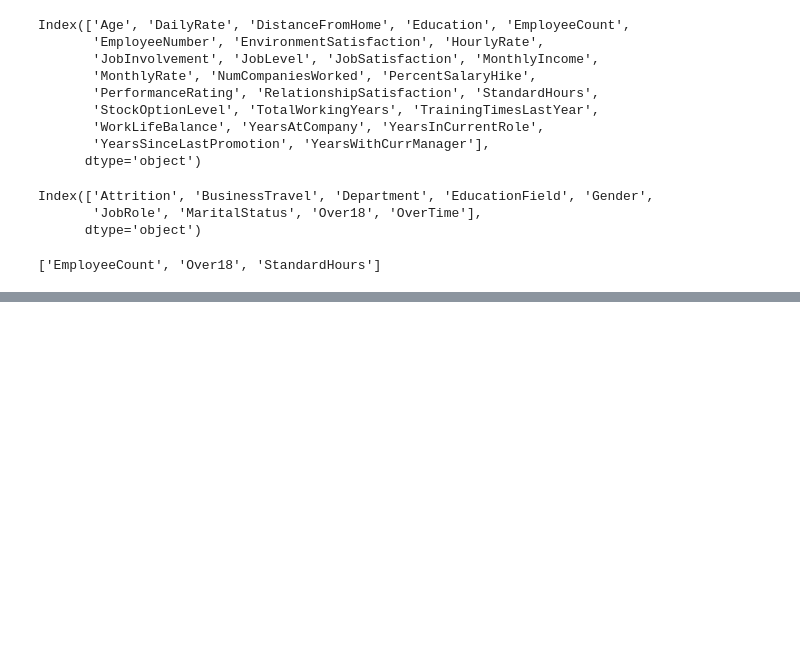
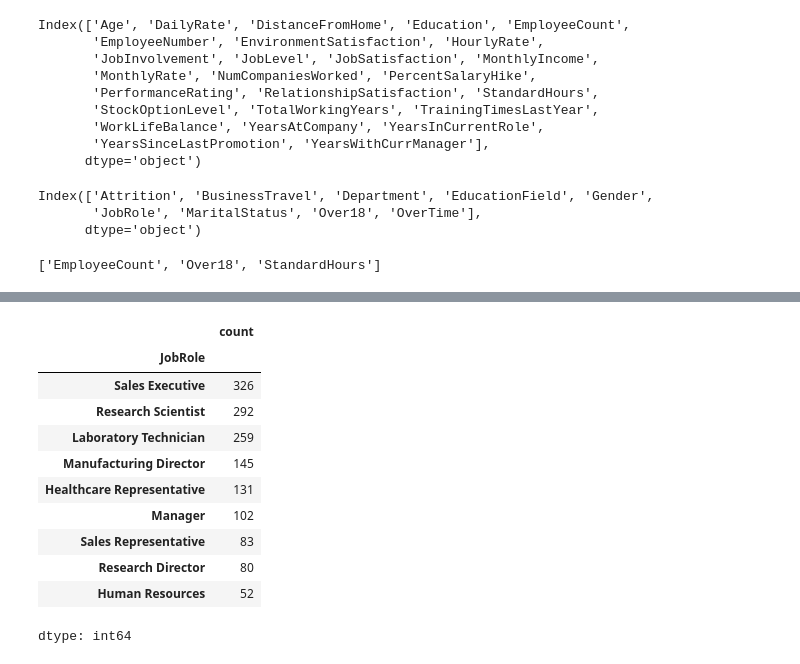
Before and after one commit to Prad3025/employee-attrition-ml, a Jupyter notebook: notebooks/02_Data_Understanding.ipynb, the cells around one changed output, grey strips where cells are left out. Saved outputs shown, nothing was run; the diff lists cells and outputs as text; code cells hidden in the pictures; blank space fills up the shorter version.

```diff
--- a/notebooks/02_Data_Understanding.ipynb
+++ b/notebooks/02_Data_Understanding.ipynb
@@ -170,0 +201,15 @@ print(constant_columns)
+# %%
+data["JobRole"].value_counts()
+# %% [output]
+|  | count |
+| JobRole |  |
+| Sales Executive | 326 |
+| Research Scientist | 292 |
+| Laboratory Technician | 259 |
+| Manufacturing Director | 145 |
+| Healthcare Representative | 131 |
+| Manager | 102 |
+| Sales Representative | 83 |
+| Research Director | 80 |
+| Human Resources | 52 |
+dtype: int64
```
Also changed, not shown: parts of 8 cells of this notebook.
